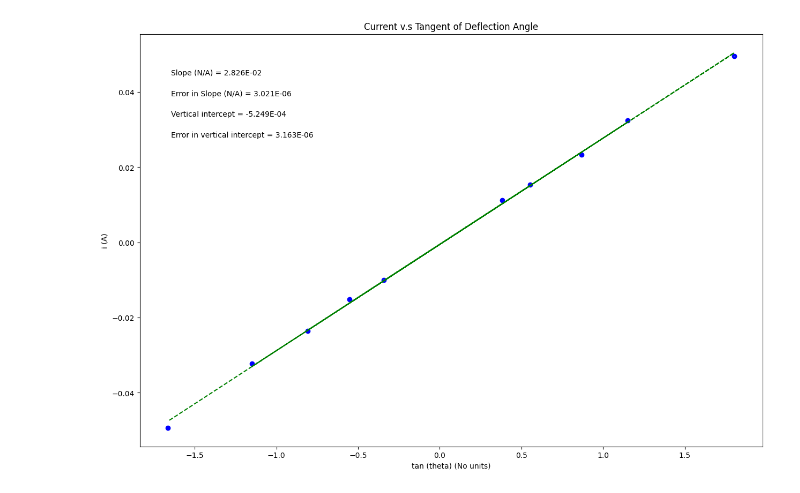
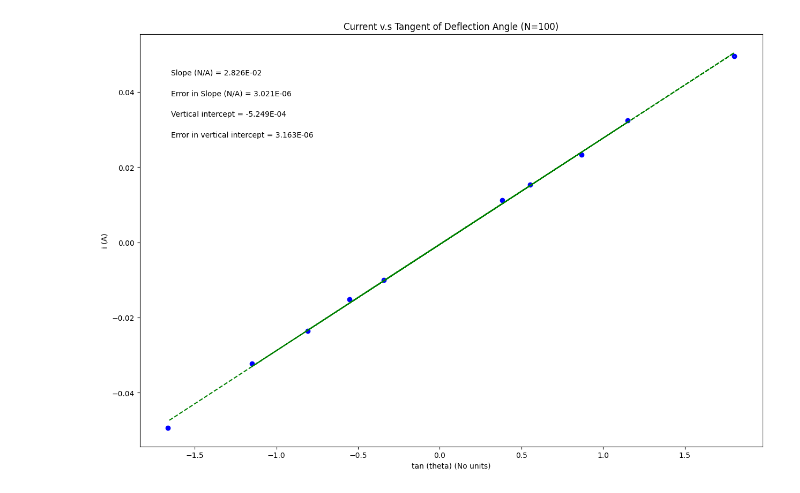
Before and after one commit to emoney175343/PHSX_216N, a Jupyter notebook: Local_Magnetic_Field_Lab_N=100.ipynb, the cells around one changed output. Drawn from its saved outputs; the diff is of its cells as text; code cells hidden in the pictures.

```diff
--- a/Local_Magnetic_Field_Lab_N=100.ipynb
+++ b/Local_Magnetic_Field_Lab_N=100.ipynb
@@ -37,7 +37,7 @@ dy = err_i        #this should be your error in y array
 
 #UPDATE EACH OF THESE 4 STRINGS FOR YOUR PLOT LABELS AS YOU WANT THEM TO APPEAR
 
-plot_title= 'Current v.s Tangent of Deflection Angle'
+plot_title= 'Current v.s Tangent of Deflection Angle (N=100)'
 x_label= 'tan (theta) (No units)'
 y_label= 'i (A)'
 slope_units= 'N/A'
@@ -92,31 +92,31 @@ elif annotation_placement==3 or annotation_placement==4:
 #Don't need to change anything in this section!
 
 #Plot data on graph. Plot error bars and place values for slope,
 #error in slope, and vertical intercept (plus error) on the plot using "annotate"
 
 plt.figure(figsize=(15,10))
 
 plt.plot(x, fit, color='green', linestyle='--')
 plt.scatter(x, y, color='blue', marker='o')
 
 plt.xlabel(x_label)
 plt.ylabel(y_label)
 plt.title(plot_title)
 
 plt.errorbar(x, y, yerr=dy, xerr=None, fmt="none") #don't need to plot x error bars
 
 plt.annotate('Slope ({}) = {value:.{digits}E}'.format(slope_units,value=m, digits=3),
              (xpos, ypos[0]), xycoords='axes fraction')
 
 plt.annotate('Error in Slope ({}) = {value:.{digits}E}'.format(slope_units,value=dm, digits=3),
              (xpos, ypos[1]), xycoords='axes fraction')
 
 plt.annotate('Vertical intercept = {value:.{digits}E}'.format(value=b, digits=3),
              (xpos, ypos[2]), xycoords='axes fraction')
 
 plt.annotate('Error in vertical intercept = {value:.{digits}E}'.format(value=db, digits=3),
              (xpos, ypos[3]), xycoords='axes fraction')
 
 plt.show()
 # %% [output]
-[figure, old version]
+[figure, new version]
```
